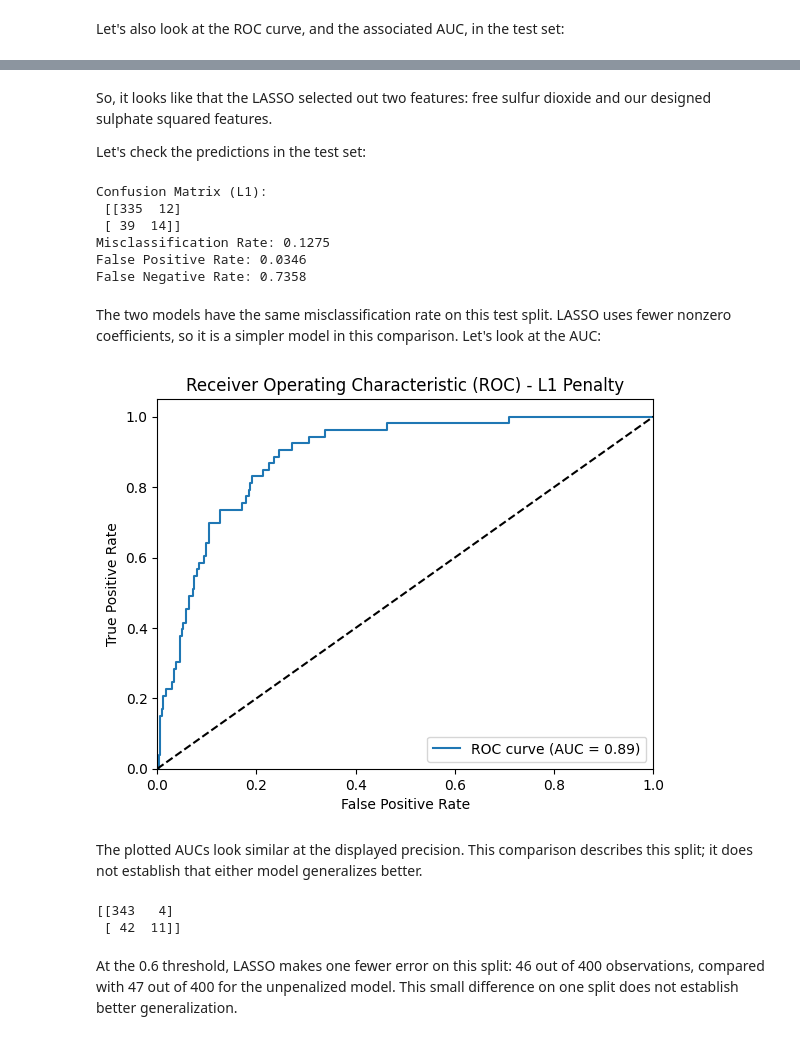
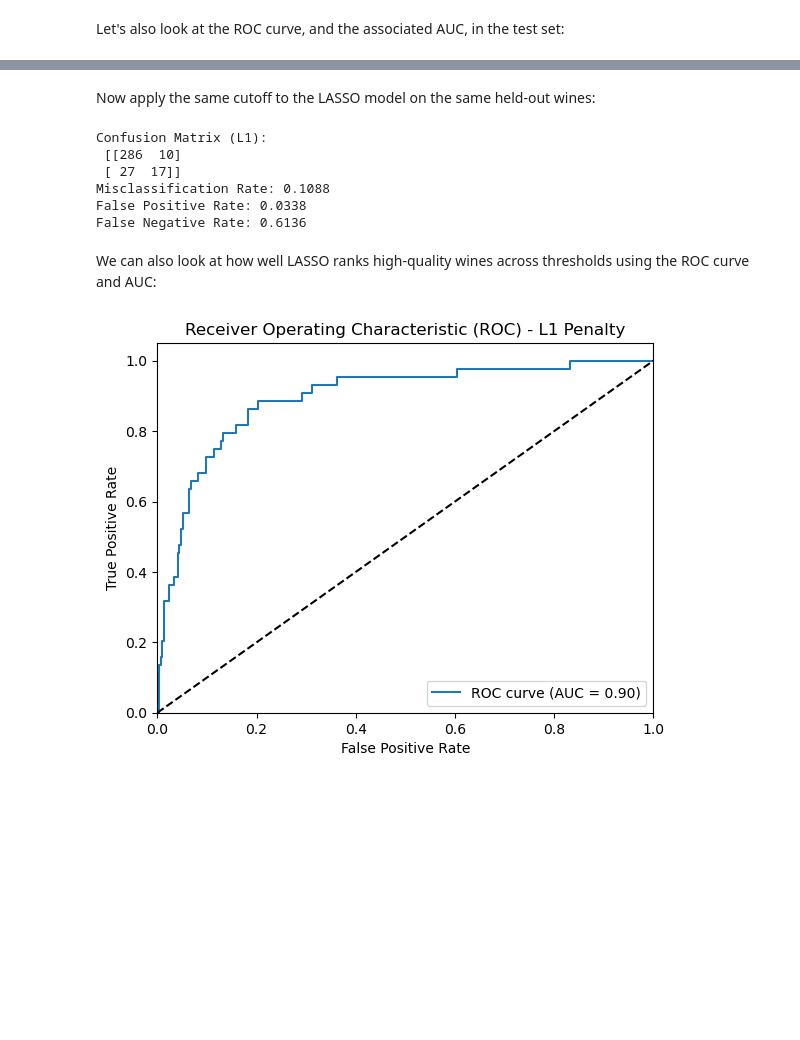
Before and after one commit to okuchap/GB656_2026_public, a Jupyter notebook: module8/GB656_08_WineExample.ipynb, the cells around one changed output, grey strips where cells are left out. Drawn from its saved outputs; the diff is of its cells as text; code cells hidden in the pictures; blank space fills up the shorter version.

```diff
--- a/module8/GB656_08_WineExample.ipynb
+++ b/module8/GB656_08_WineExample.ipynb
@@ -168,0 +145,18 @@ Let's check the performance of the model by looking at the confusion matrix and
+# %%
+l1_pipeline = make_pipeline(
+    StandardScaler(),
+    LogisticRegression(penalty='l1', solver='liblinear', max_iter=30000, random_state=42),
+)
+cv = KFold(n_splits=5, shuffle=True, random_state=42)
+# %%
+search = GridSearchCV(
+    l1_pipeline,
+    {'logisticregression__C': np.logspace(-4, 4, 10)},
+    scoring='accuracy',
+    cv=cv,
+)
+search.fit(X_train, y_train)
+model_l1 = search.best_estimator_
+
+print("Best C:", search.best_params_['logisticregression__C'])
+print("Coefficients:", model_l1.named_steps['logisticregression'].coef_)
@@ -169,5 +179,5 @@ Let's check the performance of the model by looking at the confusion matrix and
 # %%
-X_test = test_data.drop('quality', axis=1)
+X_test = add_features(test_data).drop(columns='quality')
 y_test = test_data['quality']
 y_pred = model.predict(X_test)
 
@@ -235,8 +219,0 @@ X_test_scaled = scaler.transform(X_test)
-# %%
-# L1 regularization with cross-validation
-model_l1 = LogisticRegressionCV(cv=5, penalty='l1', solver='liblinear', max_iter=30000)
-model_l1.fit(X_train_scaled, y_train)
-
-# Print best C value (inverse of regularization strength)
-print("Best C:", model_l1.C_)
-print("Coefficients:\n", model_l1.coef_)
@@ -255,9 +220,7 @@ Features with zero coefficients: Index(['free sulfur dioxide', 'sulphates square
-# %% [markdown]
-So, it looks like that the LASSO selected out two features: free sulfur dioxide and our designed sulphate squared features.
-
-Let's check the predictions in the test set:
+# %% [markdown]
+Now apply the same cutoff to the LASSO model on the same held-out wines:
 # %%
-y_pred_l1 = model_l1.predict(X_test_scaled)
+y_pred_l1 = model_l1.predict(X_test)
 conf_matrix_l1 = confusion_matrix(y_test, y_pred_l1)
 print("Confusion Matrix (L1):\n", conf_matrix_l1)
 
@@ -270,39 +233,29 @@ print(f"False Positive Rate: {fp_rate_l1:.4f}")
 print(f"False Negative Rate: {fn_rate_l1:.4f}")
 # %% [output]
 Confusion Matrix (L1):
- [[335  12]
- [ 39  14]]
-Misclassification Rate: 0.1275
-False Positive Rate: 0.0346
-False Negative Rate: 0.7358
+ [[286  10]
+ [ 27  17]]
+Misclassification Rate: 0.1088
+False Positive Rate: 0.0338
+False Negative Rate: 0.6136
-# %% [markdown]
-The two models have the same misclassification rate on this test split. LASSO uses fewer nonzero coefficients, so it is a simpler model in this comparison. Let's look at the AUC:
+# %% [markdown]
+We can also look at how well LASSO ranks high-quality wines across thresholds using the ROC curve and AUC:
 # %%
 # ROC and AUC
-y_pred_proba_l1 = model_l1.predict_proba(X_test_scaled)[:, 1]
+y_pred_proba_l1 = model_l1.predict_proba(X_test)[:, 1]
 fpr_l1, tpr_l1, _ = roc_curve(y_test, y_pred_proba_l1)
 auc_l1 = roc_auc_score(y_test, y_pred_proba_l1)
 
 # Plot ROC curve
 plt.figure()
 plt.plot(fpr_l1, tpr_l1, label='ROC curve (AUC = {:.2f})'.format(auc_l1))
 plt.plot([0, 1], [0, 1], 'k--')
 plt.xlim([0.0, 1.0])
 plt.ylim([0.0, 1.05])
 plt.xlabel('False Positive Rate')
 plt.ylabel('True Positive Rate')
 plt.title('Receiver Operating Characteristic (ROC) - L1 Penalty')
 plt.legend(loc="lower right")
 plt.show()
 # %% [output]
-[figure, old version]
+[figure, new version]
-# %% [markdown]
-The plotted AUCs look similar at the displayed precision. This comparison describes this split; it does not establish that either model generalizes better.
-# %%
-conf_matrix_l1_mod = confusion_matrix(y_test, (y_pred_proba_l1 > 0.6))
-print(conf_matrix_l1_mod)
-# %% [output]
-[[343   4]
- [ 42  11]]
-# %% [markdown]
-At the 0.6 threshold, LASSO makes one fewer error on this split: 46 out of 400 observations, compared with 47 out of 400 for the unpenalized model. This small difference on one split does not establish better generalization.
```
Also changed, not shown: parts of 59 cells of this notebook, 1 other file.
